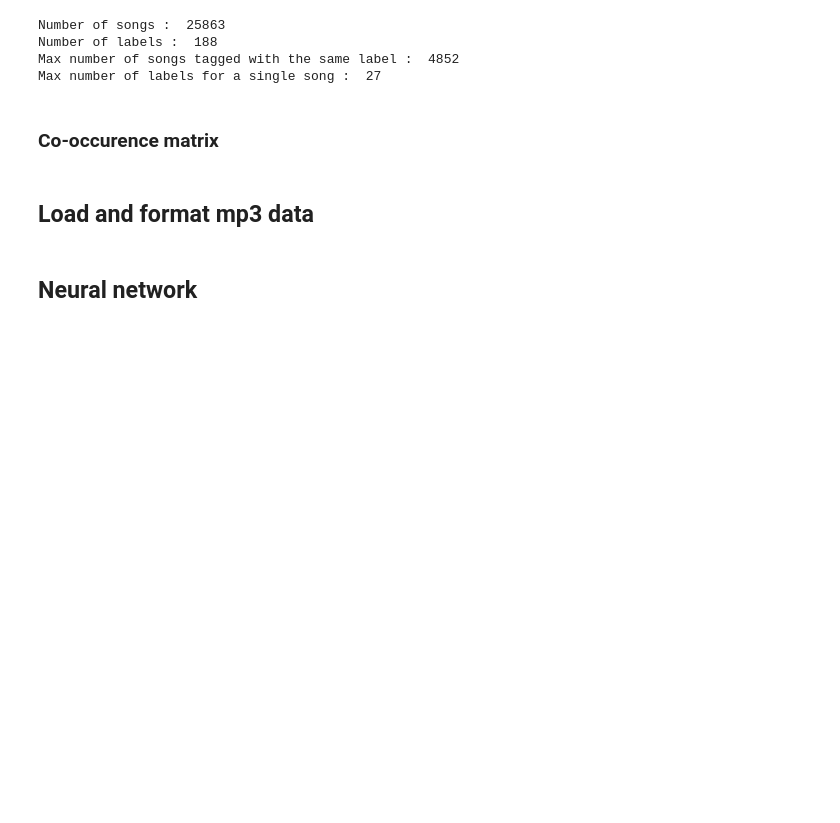
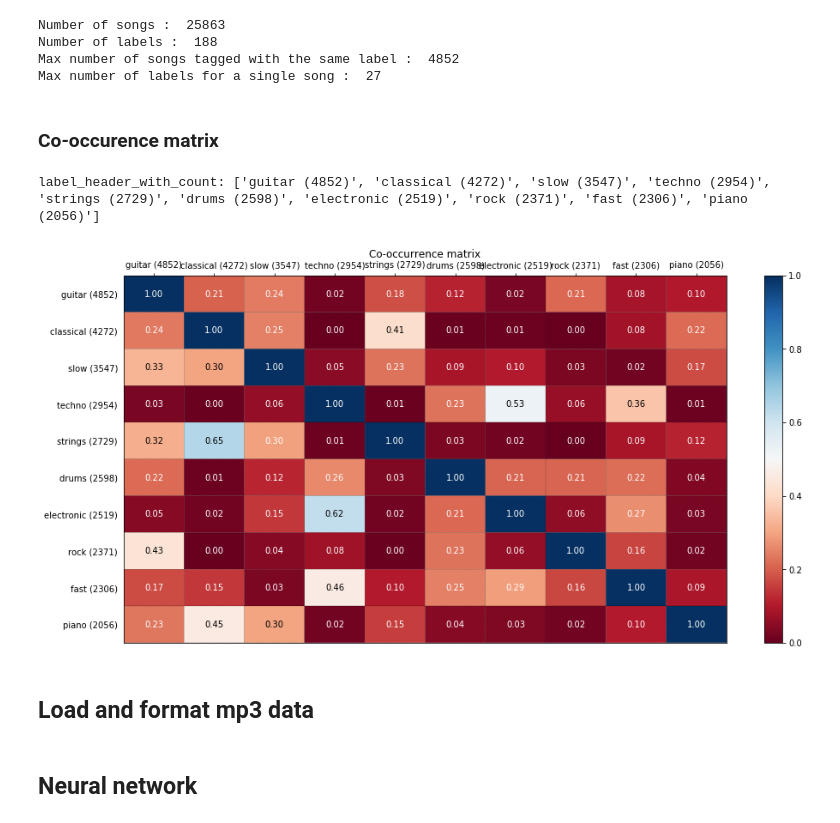
Before and after one commit to JustineWeb/pds, a Jupyter notebook: PDS.ipynb, the cells around one changed output. Cells and saved outputs as stored; diff of their text form; code cells hidden in the pictures; blank space fills up the shorter version.

```diff
--- a/PDS.ipynb
+++ b/PDS.ipynb
@@ -134,7 +137,10 @@ best_30_labels = label_header_by_freq[:30]
 ### Co-occurence matrix
 # %%
 chosen_labels = best_10_labels
-#check_overlaps(chosen_labels, labels.loc[:,chosen_labels].values.astype(int))
+check_overlaps(chosen_labels, labels.loc[:,chosen_labels].values.astype(int))
+# %% [output]
+label_header_with_count: ['guitar (4852)', 'classical (4272)', 'slow (3547)', 'techno (2954)', 'strings (2729)', 'drums (2598)', 'electronic (2519)', 'rock (2371)', 'fast (2306)', 'piano (2056)']
+[figure, added]
 # %% [markdown]
 ## Load and format mp3 data
 # %% [markdown]
```
Also changed, not shown: parts of 5 cells of this notebook, 1 other file.
